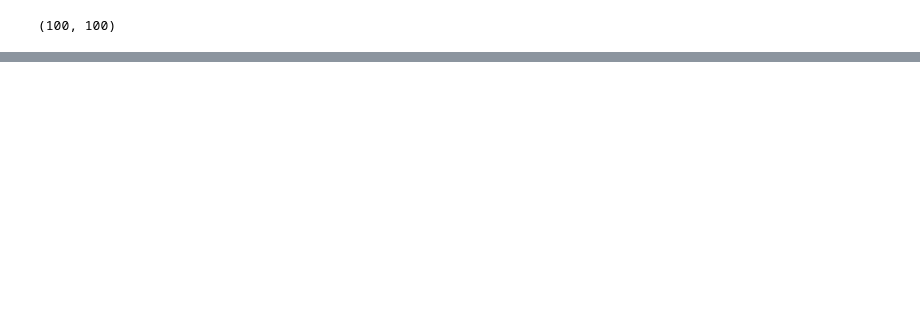
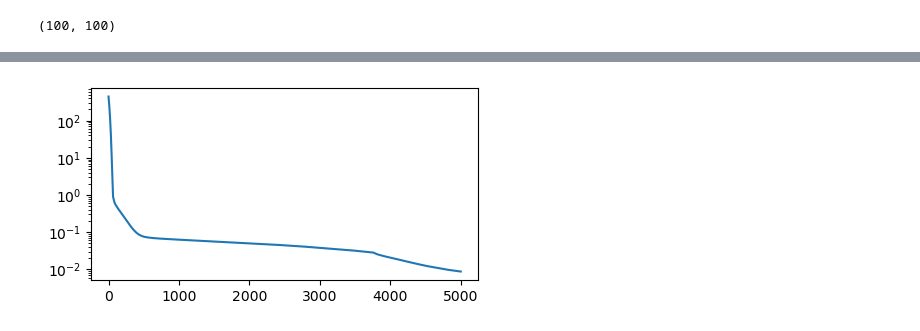
Before and after one commit to laelshin/PINN_Black_Scholes_Eq, a Jupyter notebook: black-scholes.ipynb, the cells around one changed output, grey strips where cells are left out. Drawn from its saved outputs; the diff is of its cells as text; code cells hidden in the pictures; blank space fills up the shorter version.

Commit message:
Learning coefficients as well

```diff
--- a/black-scholes.ipynb
+++ b/black-scholes.ipynb
@@ -346,0 +406,32 @@ Text(0.5, 0, 'Option price $C(t, S)$')
+# %%
+import optax
+
+learning_rate = 1e-4
+optim = optax.adam(learning_rate)
+
+
+@eqx.filter_jit
+def make_step(model_params, opt_state):
+    loss, grads = compute_loss(model_params)
+    updates, opt_state = optim.update(grads, opt_state)
+    model_params = eqx.apply_updates(model_params, updates)
+    return loss, model_params, opt_state
+
+
+net = NN()
+params = BlackScholesParams(sigma=1.0, r=1.0)
+
+net_params = (net, params)
+losses = []
+sigmas = []
+rs = []
+n_epochs = 5000
+opt_state = optim.init(eqx.filter(net_params, eqx.is_array))
+for epoch in range(n_epochs):
+    loss, net_params, opt_state = make_step(net_params, opt_state)
+    loss = loss.item()
+    params = net_params[1]
+    sigmas.append(params.sigma)
+    rs.append(params.r)
+    print(f"epoch={epoch}, loss={loss}")
+    losses.append(loss)
@@ -346,0 +456,6 @@ Text(0.5, 0, 'Option price $C(t, S)$')
+# %%
+fig, ax = plt.subplots(1, 1, figsize=(5, 2.5))
+ax.plot(losses)
+ax.set_yscale("log", base=10)
+# %% [output]
+[figure, added]
```
Also changed, not shown: parts of 21 cells of this notebook.
